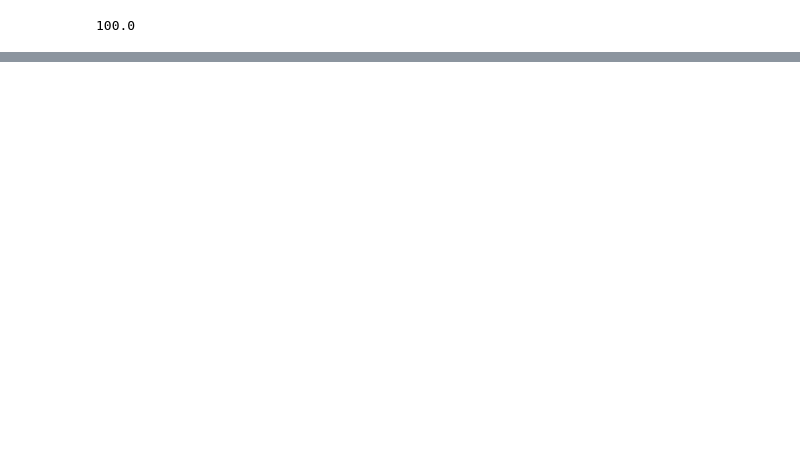
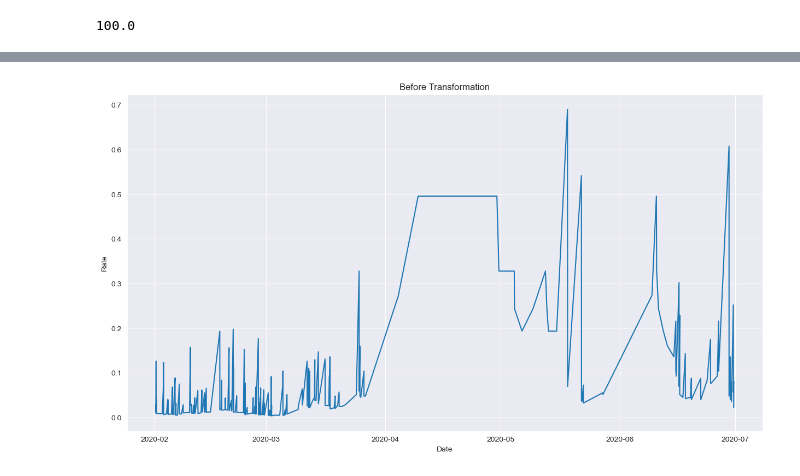
Before and after one commit to yasinsametkaraca/parking-violation-predictions, a Jupyter notebook: parking_violation_predict_for_one_street.ipynb, the cells around one changed output, grey strips where cells are left out. Drawn from its saved outputs; the diff is of its cells as text; code cells hidden in the pictures; blank space fills up the shorter version.

```diff
--- a/parking_violation_predict_for_one_street.ipynb
+++ b/parking_violation_predict_for_one_street.ipynb
@@ -392,0 +435,2 @@ df_1
+# %%
+df_street = df_street.interpolate(method='linear', limit_direction='both')
@@ -392,0 +471,2 @@ df_1
+# %%
+df_street = df_street.set_index('Violation Datetime')
@@ -392,0 +529,15 @@ df_1
+# %%
+def plots(df_, start_date=None, end_date=None, title=None):
+
+    if start_date is not None and end_date is not None:
+        df_ = df_street[(df_street.index >= start_date) & (df_street.index <= end_date)]
+
+    plt.figure(figsize=(15, 8))
+    plt.plot(df_.index, df_['Violation Rate (Scaled)'], label='Violation Rate')
+    plt.xlabel("Date")
+    plt.ylabel("Rate")
+    plt.title(title)
+# %%
+plots(df_street, start_date='2020-02-01 00:00:00', end_date='2020-07-01 00:00:00', title='Before Transformation')
+# %% [output]
+[figure, added]
```
Also changed, not shown: parts of 27 cells of this notebook.
